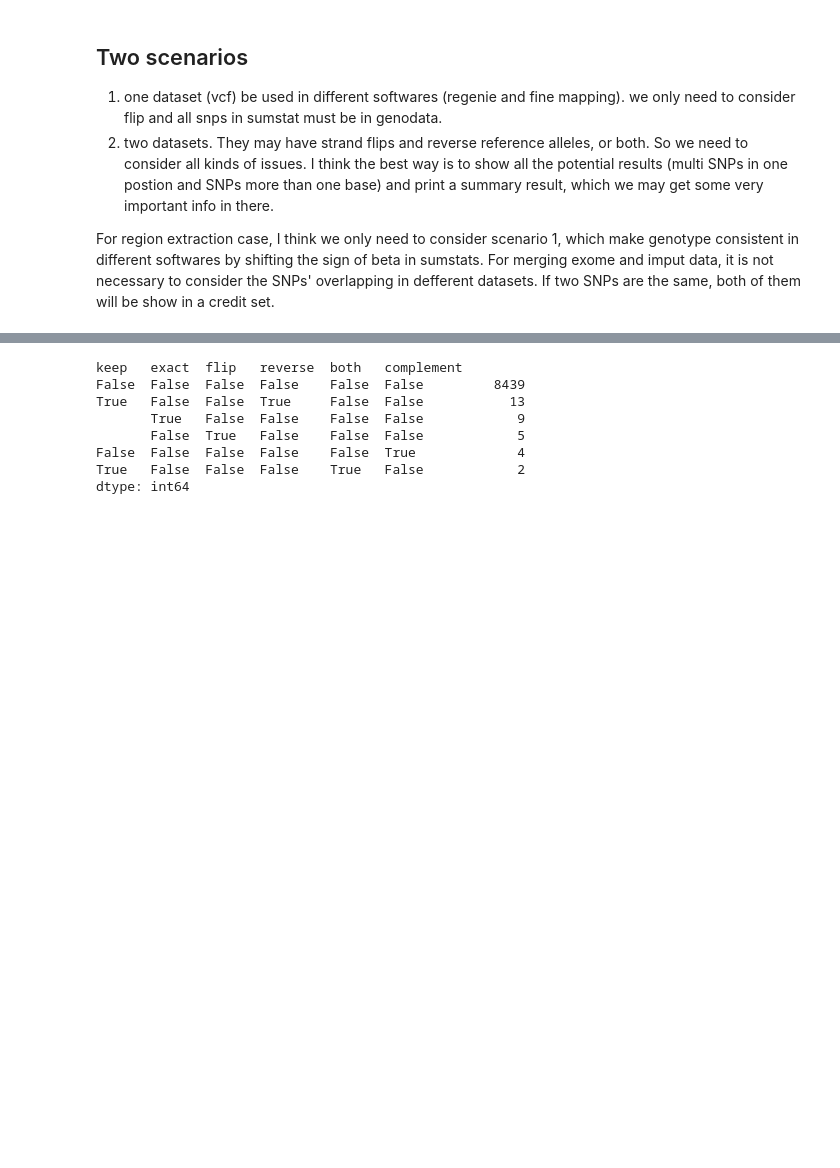
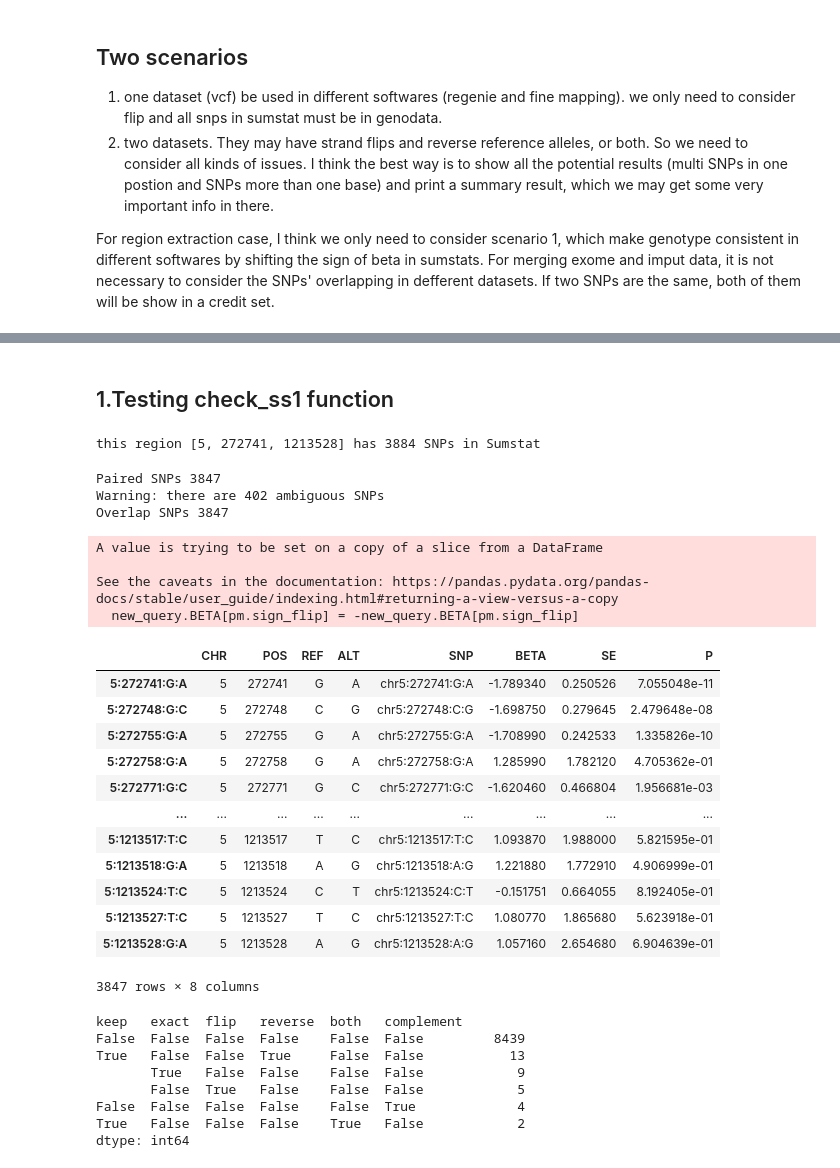
Before and after one commit to hsun3163/cugg, a Jupyter notebook: nbs/06_SNPmatch.ipynb, the cells around one changed output, grey strips where cells are left out. Drawn from its saved outputs; the diff is of its cells as text; code cells hidden in the pictures; blank space fills up the shorter version.

```diff
--- a/nbs/06_SNPmatch.ipynb
+++ b/nbs/06_SNPmatch.ipynb
@@ -172,2 +82,0 @@ imput_sumstats.extractbyregion(region)
-# %%
-ss = exome_sumstats.ss
@@ -229,0 +213,23 @@ ss
+# %% [markdown]
+## 1.Testing check_ss1 function
+# %%
+region = [5,272741,1213528]
+geno_path = '../MWE_region_extraction/ukb23156_c5.merged.filtered.5_272741_1213528.bed'
+sumstats_path = '../MWE_region_extraction/090321_UKBB_Hearing_aid_f3393_expandedwhite_6436cases_96601ctrl_PC1_2_f3393.regenie.snp_stats'
+pheno_path = None
+unr_path = 'MWE_region_extraction/UKB_genotypedatadownloaded083019.090221_sample_variant_qc_final_callrate90.filtered.extracted.white_europeans.filtered.092821_ldprun_unrelated.filtered.prune.txt'
+imp_geno_path = 'MWE_region_extraction/ukb_imp_chr5_v3_05_272856_1213643.bgen'
+imp_sumstats_path = 'MWE_region_extraction/100521_UKBB_Hearing_aid_f3393_expandedwhite_15601cases_237318ctrl_500k_PC1_PC2_f3393.regenie.snp_stats.gz'
+imp_ref = 'hg19'
+bgen_sample_path = 'MWE_region_extraction/ukb_imp_chr5_v3_05_272856_1213643.sample'
+output_sumstats = 'test.snp_stats.gz'
+output_LD = 'test_corr.csv.gz'
+
+#main(region,geno_path,sumstats_path,pheno_path,unr_path,imp_geno_path,imp_sumstats_path,imp_ref,output_sumstats,output_LD)
+# %%
+exome_sumstats = Sumstat(sumstats_path)
+exome_sumstats.extractbyregion(region)
+# %% [output]
+this region [5, 272741, 1213528] has 3884 SNPs in Sumstat
+# %%
+exome_geno = Genodata(geno_path)
@@ -230,3 +238,26 @@ ss
+# %%
+check_ss1(exome_sumstats.ss,bim)
+# %% [output]
+Paired SNPs 3847
+Warning: there are 402 ambiguous SNPs
+Overlap SNPs 3847
+A value is trying to be set on a copy of a slice from a DataFrame
+
+See the caveats in the documentation: https://pandas.pydata.org/pandas-docs/stable/user_guide/indexing.html#returning-a-view-versus-a-copy
+  new_query.BETA[pm.sign_flip] = -new_query.BETA[pm.sign_flip]
+|  | CHR | POS | REF | ALT | SNP | BETA | SE | P |
+| 5:272741:G:A | 5 | 272741 | G | A | chr5:272741:G:A | -1.789340 | 0.250526 | 7.055048e-11 |
+| 5:272748:G:C | 5 | 272748 | C | G | chr5:272748:C:G | -1.698750 | 0.279645 | 2.479648e-08 |
+| 5:272755:G:A | 5 | 272755 | G | A | chr5:272755:G:A | -1.708990 | 0.242533 | 1.335826e-10 |
+| 5:272758:G:A | 5 | 272758 | G | A | chr5:272758:G:A | 1.285990 | 1.782120 | 4.705362e-01 |
+| 5:272771:G:C | 5 | 272771 | G | C | chr5:272771:G:C | -1.620460 | 0.466804 | 1.956681e-03 |
+| ... | ... | ... | ... | ... | ... | ... | ... | ... |
+| 5:1213517:T:C | 5 | 1213517 | T | C | chr5:1213517:T:C | 1.093870 | 1.988000 | 5.821595e-01 |
+| 5:1213518:G:A | 5 | 1213518 | A | G | chr5:1213518:A:G | 1.221880 | 1.772910 | 4.906999e-01 |
+| 5:1213524:T:C | 5 | 1213524 | C | T | chr5:1213524:C:T | -0.151751 | 0.664055 | 8.192405e-01 |
+| 5:1213527:T:C | 5 | 1213527 | T | C | chr5:1213527:T:C | 1.080770 | 1.865680 | 5.623918e-01 |
+| 5:1213528:G:A | 5 | 1213528 | A | G | chr5:1213528:A:G | 1.057160 | 2.654680 | 6.904639e-01 |
+3847 rows × 8 columns
 # %%
 a=exome_sumstats.sample(n=1000)
 # %%
```
Also changed, not shown: parts of 16 cells of this notebook, 1 other file.
